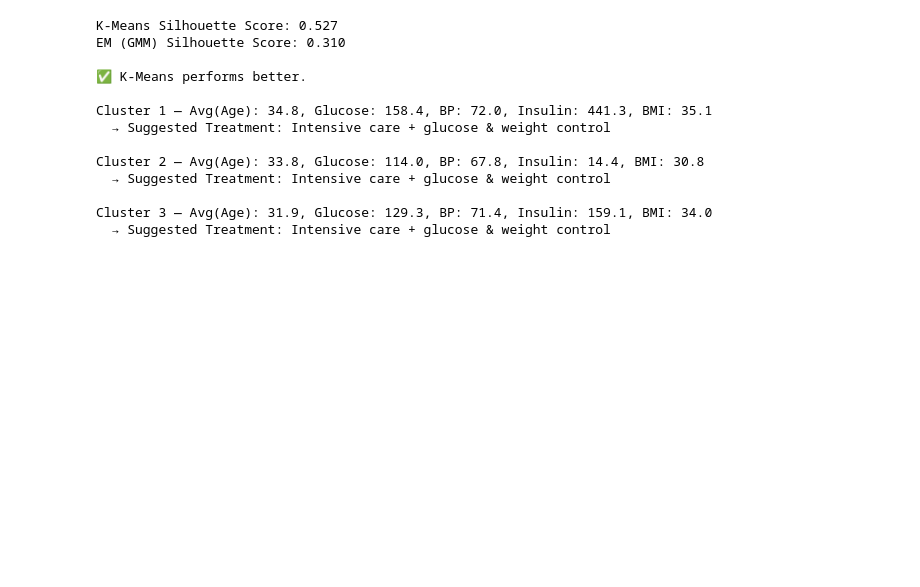
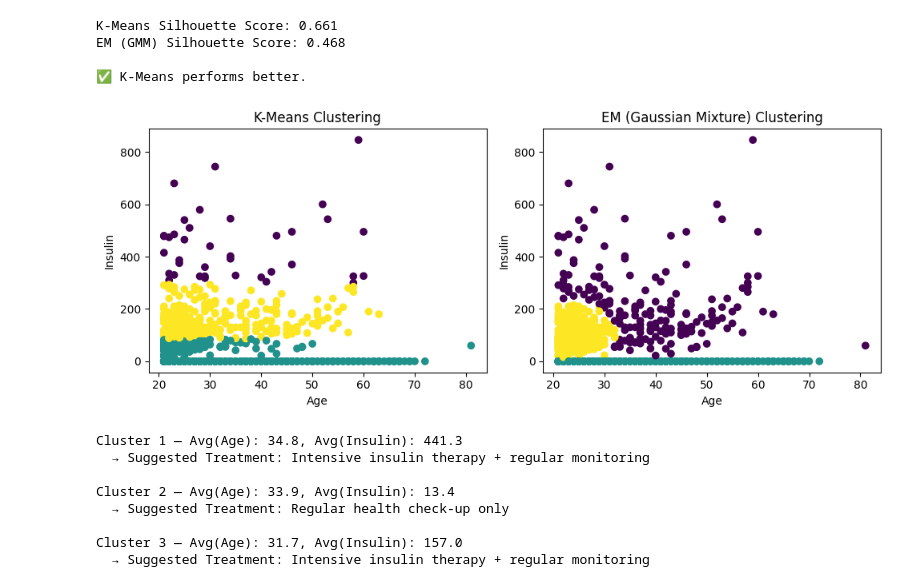
Before and after one commit to kishore0528/machine-learning-essentials, a Jupyter notebook: exp3/K_means_EM.ipynb, the cells around one changed output. Cells and saved outputs as stored; diff of their text form; code cells hidden in the pictures; blank space fills up the shorter version.

```diff
--- a/exp3/K_means_EM.ipynb
+++ b/exp3/K_means_EM.ipynb
@@ -1,63 +1,76 @@
 # %%
 import pandas as pd
+import matplotlib.pyplot as plt
 from sklearn.cluster import KMeans
 from sklearn.mixture import GaussianMixture
 from sklearn.metrics import silhouette_score
 
 # --- Load dataset ---
 data = pd.read_csv("patient_data1.csv")
-X = data[['Age', 'Glucose', 'BloodPressure', 'Insulin', 'BMI']]
+X = data[['Age', 'Insulin']]
 
 # --- K-Means ---
 kmeans = KMeans(n_clusters=3, random_state=42)
 k_labels = kmeans.fit_predict(X)
 k_score = silhouette_score(X, k_labels)
 
 # --- EM (Gaussian Mixture Model) ---
 gmm = GaussianMixture(n_components=3, random_state=42)
 g_labels = gmm.fit_predict(X)
 g_score = silhouette_score(X, g_labels)
 
 # --- Compare and Display Results ---
 print(f"K-Means Silhouette Score: {k_score:.3f}")
 print(f"EM (GMM) Silhouette Score: {g_score:.3f}")
 
 if g_score > k_score:
     print("\n✅ EM (Gaussian Mixture) performs better.")
     data['Cluster'] = g_labels
 else:
     print("\n✅ K-Means performs better.")
     data['Cluster'] = k_labels
 
-# --- Simple Treatment Plan based on Clusters ---
+# --- Visualisation ---
+fig, axes = plt.subplots(1, 2, figsize=(10, 4))
+
+axes[0].scatter(data['Age'], data['Insulin'], c=k_labels, cmap='viridis')
+axes[0].set_title("K-Means Clustering")
+axes[0].set_xlabel("Age")
+axes[0].set_ylabel("Insulin")
+
+axes[1].scatter(data['Age'], data['Insulin'], c=g_labels, cmap='viridis')
+axes[1].set_title("EM (Gaussian Mixture) Clustering")
+axes[1].set_xlabel("Age")
+axes[1].set_ylabel("Insulin")
+
+plt.tight_layout()
+plt.show()
+
+# --- Treatment Plan based on Clusters ---
 for c in range(3):
     group = data[data['Cluster'] == c]
     avg_age = group['Age'].mean()
-    avg_glucose = group['Glucose'].mean()
-    avg_bp = group['BloodPressure'].mean()
     avg_insulin = group['Insulin'].mean()
-    avg_bmi = group['BMI'].mean()
 
-    print(f"\nCluster {c+1} — Avg(Age): {avg_age:.1f}, Glucose: {avg_glucose:.1f}, BP: {avg_bp:.1f}, "
-          f"Insulin: {avg_insulin:.1f}, BMI: {avg_bmi:.1f}")
+    print(f"\nCluster {c+1} — Avg(Age): {avg_age:.1f}, Avg(Insulin): {avg_insulin:.1f}")
 
-    if avg_glucose > 160 or avg_bmi > 28 or avg_bp > 90:
-        print("  → Suggested Treatment: Intensive care + glucose & weight control")
-    elif avg_glucose > 130:
-        print("  → Suggested Treatment: Mild medication + balanced diet + exercise")
+    if avg_insulin > 150:
+        print("  → Suggested Treatment: Intensive insulin therapy + regular monitoring")
+    elif avg_insulin > 100:
+        print("  → Suggested Treatment: Moderate medication + diet control")
     else:
-        print("  → Suggested Treatment: Routine check-up only")
+        print("  → Suggested Treatment: Regular health check-up only")
 # %% [output]
-K-Means Silhouette Score: 0.527
-EM (GMM) Silhouette Score: 0.310
+K-Means Silhouette Score: 0.661
+EM (GMM) Silhouette Score: 0.468
 
 ✅ K-Means performs better.
-
-Cluster 1 — Avg(Age): 34.8, Glucose: 158.4, BP: 72.0, Insulin: 441.3, BMI: 35.1
-  → Suggested Treatment: Intensive care + glucose & weight control
-
-Cluster 2 — Avg(Age): 33.8, Glucose: 114.0, BP: 67.8, Insulin: 14.4, BMI: 30.8
-  → Suggested Treatment: Intensive care + glucose & weight control
-
-Cluster 3 — Avg(Age): 31.9, Glucose: 129.3, BP: 71.4, Insulin: 159.1, BMI: 34.0
-  → Suggested Treatment: Intensive care + glucose & weight control
+[figure, added]
+Cluster 1 — Avg(Age): 34.8, Avg(Insulin): 441.3
+  → Suggested Treatment: Intensive insulin therapy + regular monitoring
+
+Cluster 2 — Avg(Age): 33.9, Avg(Insulin): 13.4
+  → Suggested Treatment: Regular health check-up only
+
+Cluster 3 — Avg(Age): 31.7, Avg(Insulin): 157.0
+  → Suggested Treatment: Intensive insulin therapy + regular monitoring
```
Also changed, not shown: 1 other file.
